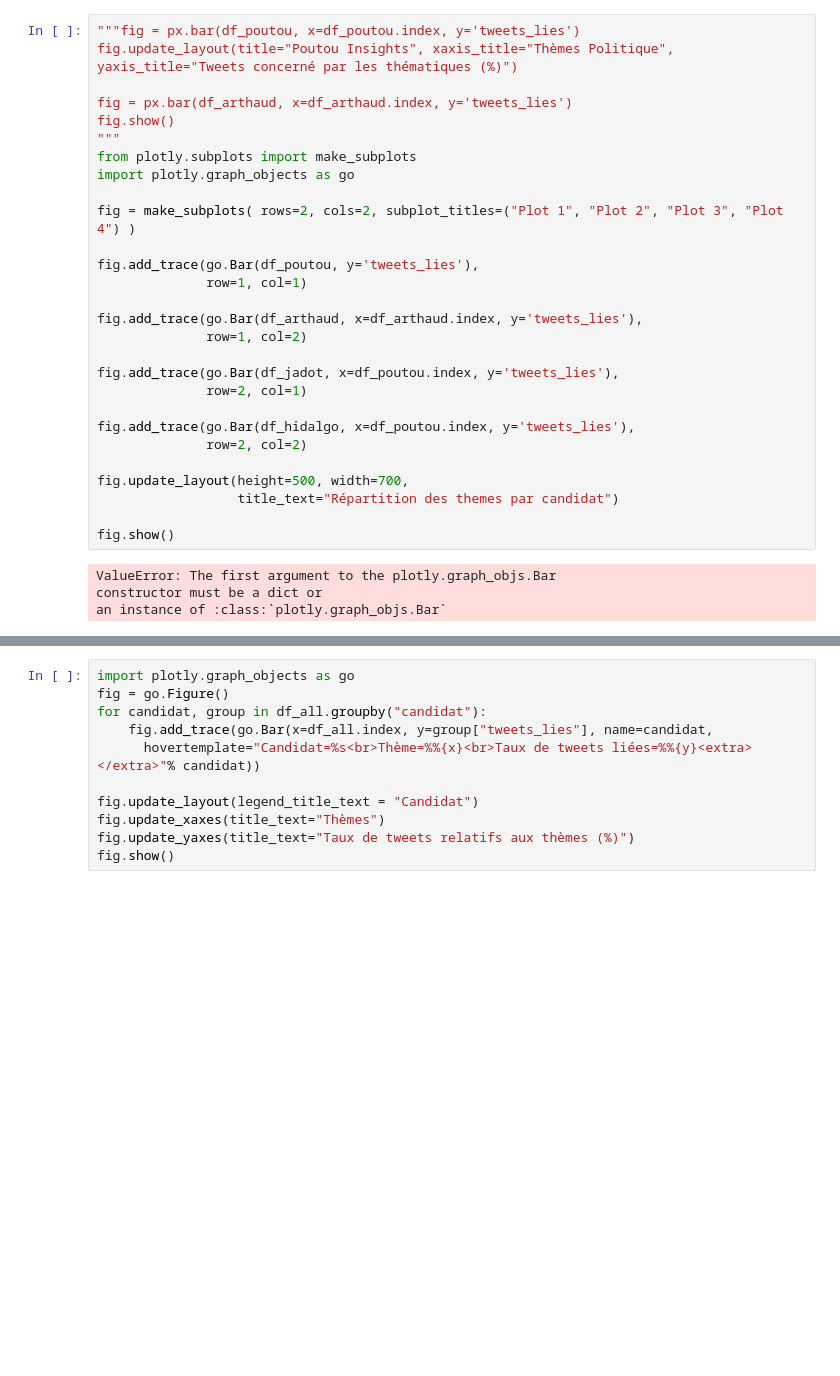
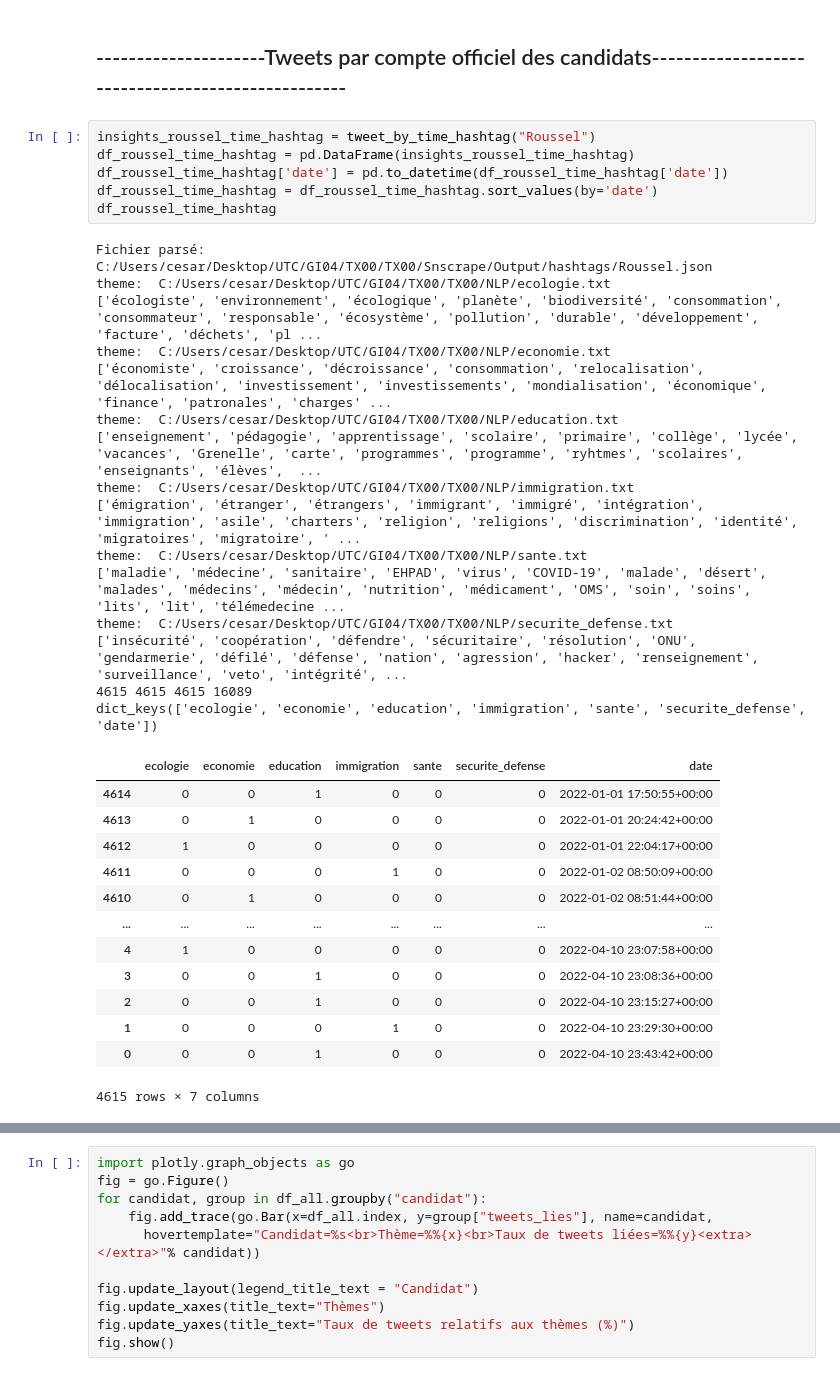
Before and after one commit to lmabille/TX00, a Jupyter notebook: NLP/data_visu.ipynb, the cells around one changed output, grey strips where cells are left out. Saved outputs shown, nothing was run; the diff lists cells and outputs as text; blank space fills up the shorter version.

```diff
--- a/NLP/data_visu.ipynb
+++ b/NLP/data_visu.ipynb
@@ -277,32 +10,37 @@ theme:  C:/Users/cesar/Desktop/UTC/GI04/TX00/TX00/NLP/economie.txt
-# %%
-"""fig = px.bar(df_poutou, x=df_poutou.index, y='tweets_lies')
-fig.update_layout(title="Poutou Insights", xaxis_title="Thèmes Politique", yaxis_title="Tweets concerné par les thématiques (%)")
-
-fig = px.bar(df_arthaud, x=df_arthaud.index, y='tweets_lies')
-fig.show()
-"""
-from plotly.subplots import make_subplots
-import plotly.graph_objects as go
-
-fig = make_subplots( rows=2, cols=2, subplot_titles=("Plot 1", "Plot 2", "Plot 3", "Plot 4") )
-
-fig.add_trace(go.Bar(df_poutou, y='tweets_lies'),
-              row=1, col=1)
-
-fig.add_trace(go.Bar(df_arthaud, x=df_arthaud.index, y='tweets_lies'),
-              row=1, col=2)
-
-fig.add_trace(go.Bar(df_jadot, x=df_poutou.index, y='tweets_lies'),
-              row=2, col=1)
-
-fig.add_trace(go.Bar(df_hidalgo, x=df_poutou.index, y='tweets_lies'),
-              row=2, col=2)
-
-fig.update_layout(height=500, width=700,
-                  title_text="Répartition des themes par candidat")
-
-fig.show()
-# %% [output]
-ValueError: The first argument to the plotly.graph_objs.Bar
-constructor must be a dict or
-an instance of :class:`plotly.graph_objs.Bar`
+# %% [markdown]
+## ---------------------Tweets par compte officiel des candidats--------------------------------------------------
+# %%
+insights_roussel_time_hashtag = tweet_by_time_hashtag("Roussel")
+df_roussel_time_hashtag = pd.DataFrame(insights_roussel_time_hashtag)
+df_roussel_time_hashtag['date'] = pd.to_datetime(df_roussel_time_hashtag['date'])
+df_roussel_time_hashtag = df_roussel_time_hashtag.sort_values(by='date')
+df_roussel_time_hashtag
+# %% [output]
+Fichier parsé:  C:/Users/cesar/Desktop/UTC/GI04/TX00/TX00/Snscrape/Output/hashtags/Roussel.json
+theme:  C:/Users/cesar/Desktop/UTC/GI04/TX00/TX00/NLP/ecologie.txt
+['écologiste', 'environnement', 'écologique', 'planète', 'biodiversité', 'consommation', 'consommateur', 'responsable', 'écosystème', 'pollution', 'durable', 'développement', 'facture', 'déchets', 'pl ...
+theme:  C:/Users/cesar/Desktop/UTC/GI04/TX00/TX00/NLP/economie.txt
+['économiste', 'croissance', 'décroissance', 'consommation', 'relocalisation', 'délocalisation', 'investissement', 'investissements', 'mondialisation', 'économique', 'finance', 'patronales', 'charges' ...
+theme:  C:/Users/cesar/Desktop/UTC/GI04/TX00/TX00/NLP/education.txt
+['enseignement', 'pédagogie', 'apprentissage', 'scolaire', 'primaire', 'collège', 'lycée', 'vacances', 'Grenelle', 'carte', 'programmes', 'programme', 'ryhtmes', 'scolaires', 'enseignants', 'élèves',  ...
+theme:  C:/Users/cesar/Desktop/UTC/GI04/TX00/TX00/NLP/immigration.txt
+['émigration', 'étranger', 'étrangers', 'immigrant', 'immigré', 'intégration', 'immigration', 'asile', 'charters', 'religion', 'religions', 'discrimination', 'identité', 'migratoires', 'migratoire', ' ...
+theme:  C:/Users/cesar/Desktop/UTC/GI04/TX00/TX00/NLP/sante.txt
+['maladie', 'médecine', 'sanitaire', 'EHPAD', 'virus', 'COVID-19', 'malade', 'désert', 'malades', 'médecins', 'médecin', 'nutrition', 'médicament', 'OMS', 'soin', 'soins', 'lits', 'lit', 'télémedecine ...
+theme:  C:/Users/cesar/Desktop/UTC/GI04/TX00/TX00/NLP/securite_defense.txt
+['insécurité', 'coopération', 'défendre', 'sécuritaire', 'résolution', 'ONU', 'gendarmerie', 'défilé', 'défense', 'nation', 'agression', 'hacker', 'renseignement', 'surveillance', 'veto', 'intégrité', ...
+4615 4615 4615 16089
+dict_keys(['ecologie', 'economie', 'education', 'immigration', 'sante', 'securite_defense', 'date'])
+|  | ecologie | economie | education | immigration | sante | securite_defense | date |
+| 4614 | 0 | 0 | 1 | 0 | 0 | 0 | 2022-01-01 17:50:55+00:00 |
+| 4613 | 0 | 1 | 0 | 0 | 0 | 0 | 2022-01-01 20:24:42+00:00 |
+| 4612 | 1 | 0 | 0 | 0 | 0 | 0 | 2022-01-01 22:04:17+00:00 |
+| 4611 | 0 | 0 | 0 | 1 | 0 | 0 | 2022-01-02 08:50:09+00:00 |
+| 4610 | 0 | 1 | 0 | 0 | 0 | 0 | 2022-01-02 08:51:44+00:00 |
+| ... | ... | ... | ... | ... | ... | ... | ... |
+| 4 | 1 | 0 | 0 | 0 | 0 | 0 | 2022-04-10 23:07:58+00:00 |
+| 3 | 0 | 0 | 1 | 0 | 0 | 0 | 2022-04-10 23:08:36+00:00 |
+| 2 | 0 | 0 | 1 | 0 | 0 | 0 | 2022-04-10 23:15:27+00:00 |
+| 1 | 0 | 0 | 0 | 1 | 0 | 0 | 2022-04-10 23:29:30+00:00 |
+| 0 | 0 | 0 | 1 | 0 | 0 | 0 | 2022-04-10 23:43:42+00:00 |
+4615 rows × 7 columns
```
Also changed, not shown: parts of 26 cells of this notebook, 1 other file.
